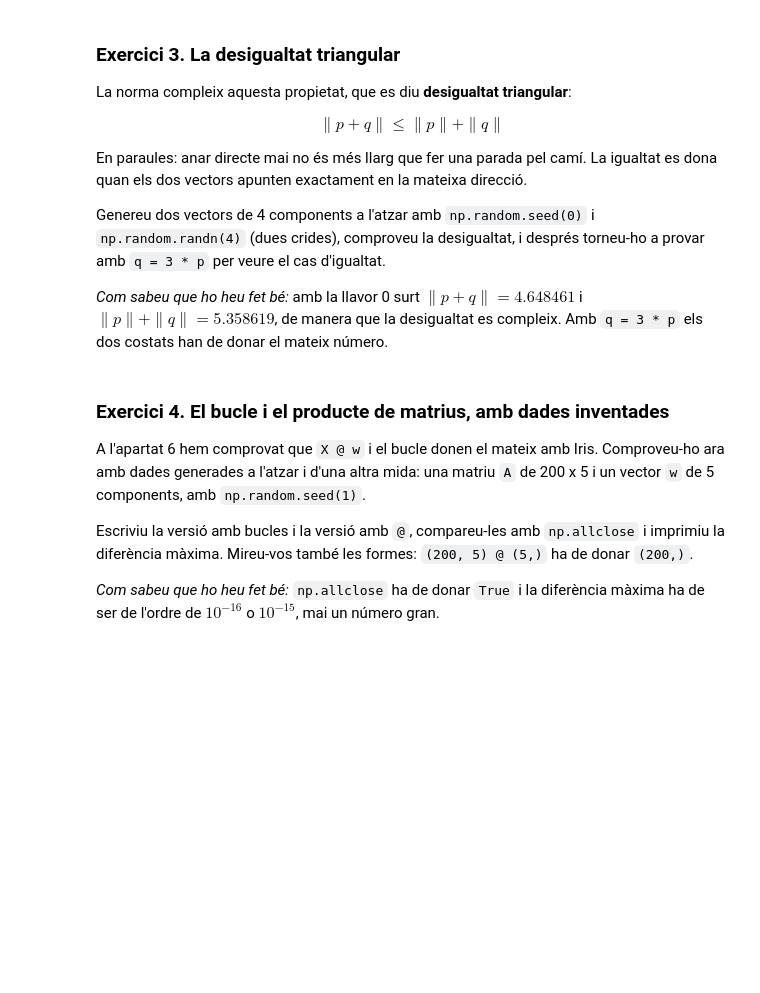
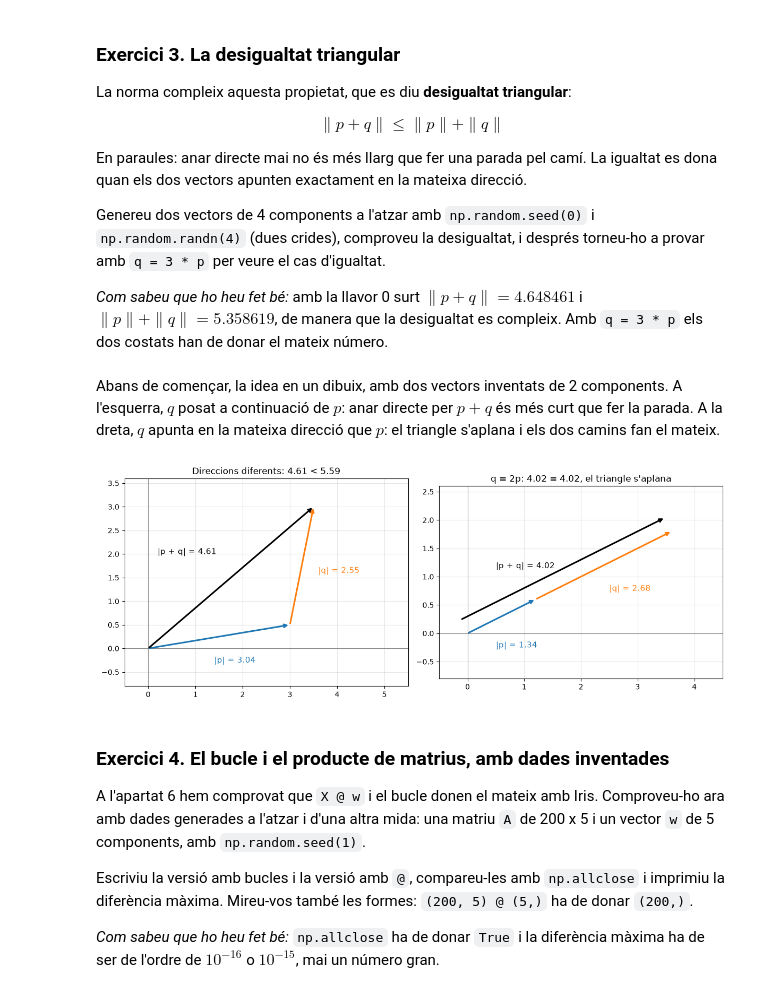
Before and after one commit to ZenidX/Machine-Learning, a Jupyter notebook: Machine Learning/03_matematiques/MA_01_algebra_lineal.ipynb, the cells around one changed output. Saved outputs shown, nothing was run; the diff lists cells and outputs as text; code cells hidden in the pictures; blank space fills up the shorter version.

```diff
--- a/Machine Learning/03_matematiques/MA_01_algebra_lineal.ipynb
+++ b/Machine Learning/03_matematiques/MA_01_algebra_lineal.ipynb
@@ -1083,6 +1163,56 @@ veure el cas d'igualtat.
 *Com sabeu que ho heu fet bé:* amb la llavor 0 surt $\|p+q\| = 4.648461$ i
 $\|p\| + \|q\| = 5.358619$, de manera que la desigualtat es compleix. Amb `q = 3 * p` els
 dos costats han de donar el mateix número.
+# %% [markdown]
+Abans de començar, la idea en un dibuix, amb dos vectors inventats de 2 components. A
+l'esquerra, $q$ posat a continuació de $p$: anar directe per $p + q$ és més curt que fer la
+parada. A la dreta, $q$ apunta en la mateixa direcció que $p$: el triangle s'aplana i els
+dos camins fan el mateix.
+# %%
+def fletxa_ex(ax, desde, fins, color, linewidth=2.2):
+    ax.annotate("", xy=fins, xytext=desde,
+                arrowprops=dict(arrowstyle="->", color=color, linewidth=linewidth))
+
+fig, (ax1, ax2) = plt.subplots(1, 2, figsize=(12, 5))
+
+# esquerra: dues direccions diferents
+p1 = np.array([3.0, 0.5])
+q1 = np.array([0.5, 2.5])                  # inventats
+fletxa_ex(ax1, (0, 0), p1, "tab:blue")
+fletxa_ex(ax1, p1, p1 + q1, "tab:orange")
+fletxa_ex(ax1, (0, 0), p1 + q1, "black")
+ax1.text(1.4, -0.3, f"|p| = {np.linalg.norm(p1):.2f}", color="tab:blue", fontsize=11)
+ax1.text(3.6, 1.6, f"|q| = {np.linalg.norm(q1):.2f}", color="tab:orange", fontsize=11)
+ax1.text(0.2, 2.0, f"|p + q| = {np.linalg.norm(p1 + q1):.2f}", color="black", fontsize=11)
+ax1.set_title(f"Direccions diferents: {np.linalg.norm(p1 + q1):.2f} < "
+              f"{np.linalg.norm(p1) + np.linalg.norm(q1):.2f}")
+ax1.set_xlim(-0.5, 5.5)
+ax1.set_ylim(-0.8, 3.6)
+
+# dreta: q = 2p, la mateixa direcció
+p2 = np.array([1.2, 0.6])
+q2 = 2 * p2
+aparta = np.array([-0.12, 0.24])           # la suma, una mica apartada per veure-la
+fletxa_ex(ax2, (0, 0), p2, "tab:blue")
+fletxa_ex(ax2, p2, p2 + q2, "tab:orange")
+fletxa_ex(ax2, aparta, p2 + q2 + aparta, "black")
+ax2.text(0.5, -0.25, f"|p| = {np.linalg.norm(p2):.2f}", color="tab:blue", fontsize=11)
+ax2.text(2.5, 0.75, f"|q| = {np.linalg.norm(q2):.2f}", color="tab:orange", fontsize=11)
+ax2.text(0.5, 1.15, f"|p + q| = {np.linalg.norm(p2 + q2):.2f}", color="black", fontsize=11)
+ax2.set_title(f"q = 2p: {np.linalg.norm(p2 + q2):.2f} = "
+              f"{np.linalg.norm(p2) + np.linalg.norm(q2):.2f}, el triangle s'aplana")
+ax2.set_xlim(-0.5, 4.5)
+ax2.set_ylim(-0.8, 2.6)
+
+for ax in (ax1, ax2):
+    ax.axhline(0, color="gray", linewidth=0.8)
+    ax.axvline(0, color="gray", linewidth=0.8)
+    ax.set_aspect("equal")
+    ax.grid(alpha=0.3)
+plt.tight_layout()
+plt.show()
+# %% [output]
+[figure, added]
 # %%
 # 1. np.random.seed(0) i genereu p i q amb np.random.randn(4).
 # 2. Calculeu les tres normes: |p+q|, |p| i |q|.
```
Also changed, not shown: parts of 6 cells of this notebook.
